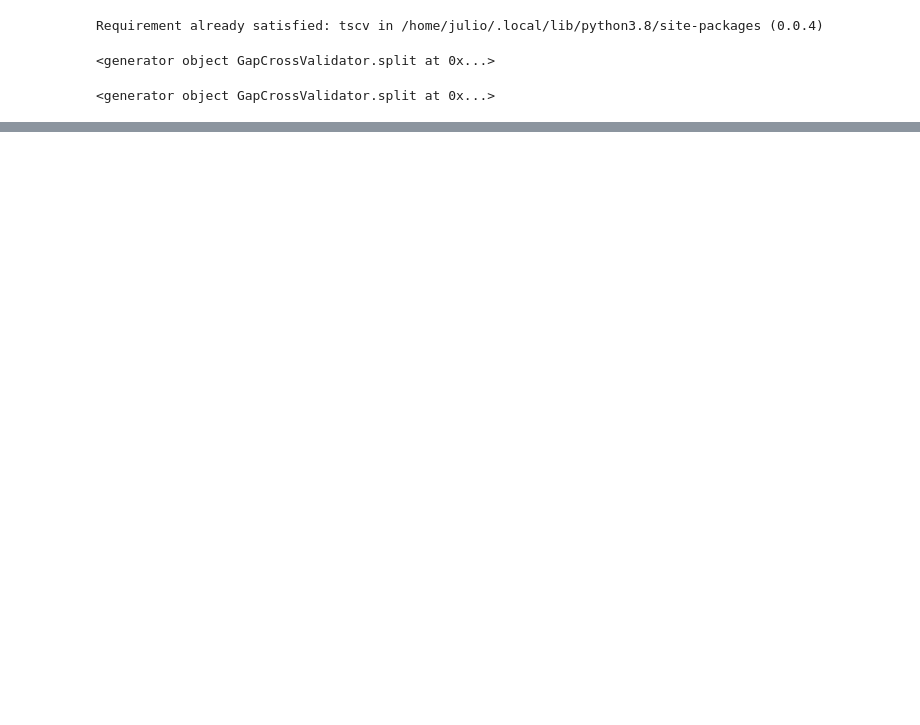
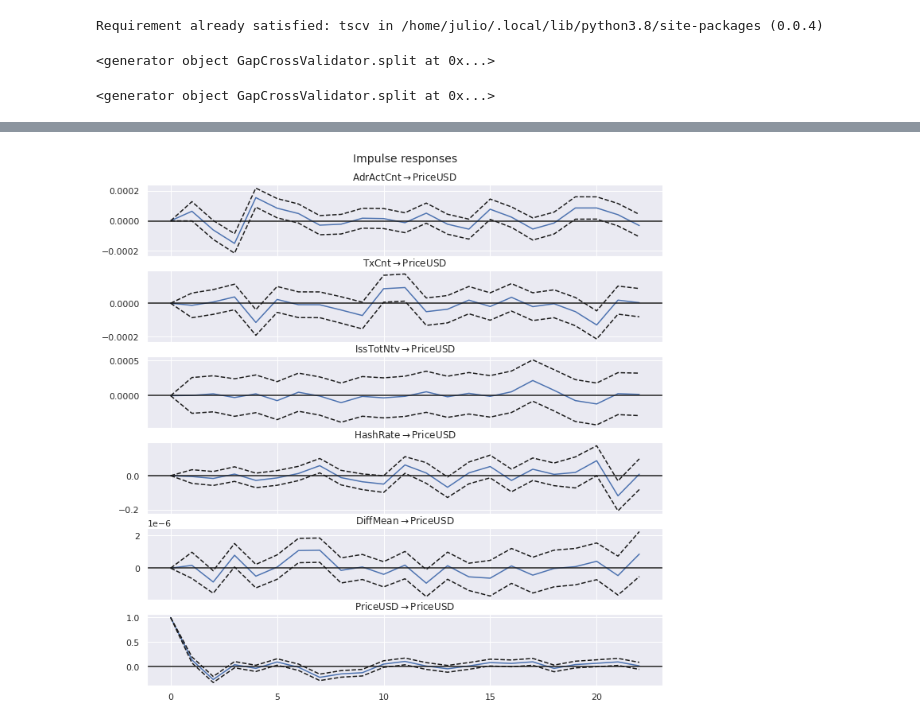
Before and after one commit to morenotos/bitcoinPriceModeling, a Jupyter notebook: notebooks/05-train-test-split.ipynb, the cells around one changed output, grey strips where cells are left out. Cells and saved outputs as stored; diff of their text form; code cells hidden in the pictures; blank space fills up the shorter version.

```diff
--- a/notebooks/05-train-test-split.ipynb
+++ b/notebooks/05-train-test-split.ipynb
@@ -126,0 +155,8 @@ Name: PriceUSD, Length: 1990, dtype: float64
+# %%
+#VAR model
+model = VAR(train_df)
+results = model.fit(ic='aic')
+model_max_lags = results.k_ar
+print('model max lags: {}'.format(model_max_lags))
+#print(results.mse(1))
+print(results.summary())
@@ -126,0 +200,7 @@ Name: PriceUSD, Length: 1990, dtype: float64
+# %%
+#impulse response plots
+irf = results.irf(model_max_lags)
+irf.plot(response='PriceUSD', orth=False)
+plt.show()
+# %% [output]
+[figure, added]
```
Also changed, not shown: parts of 15 cells of this notebook.
